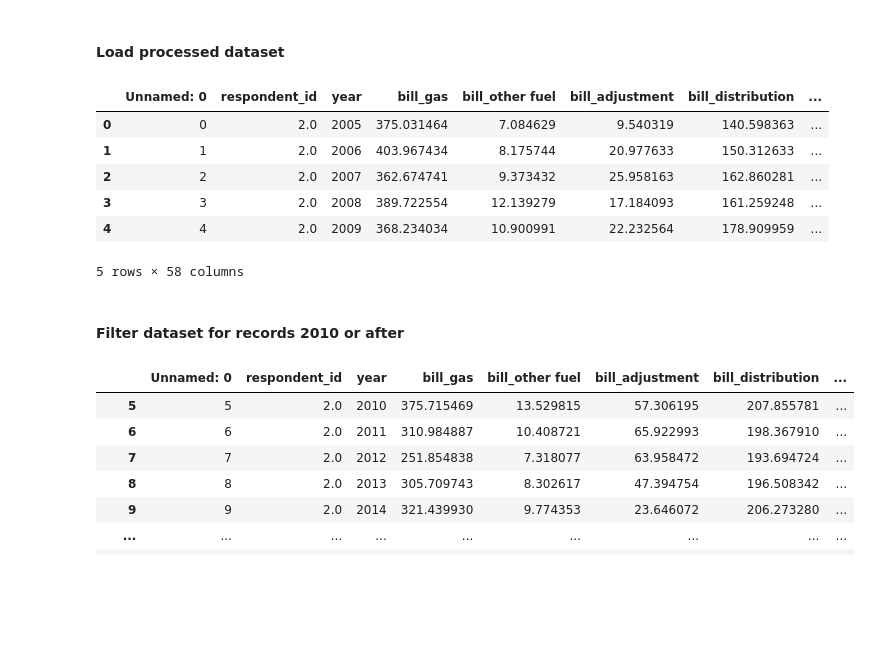
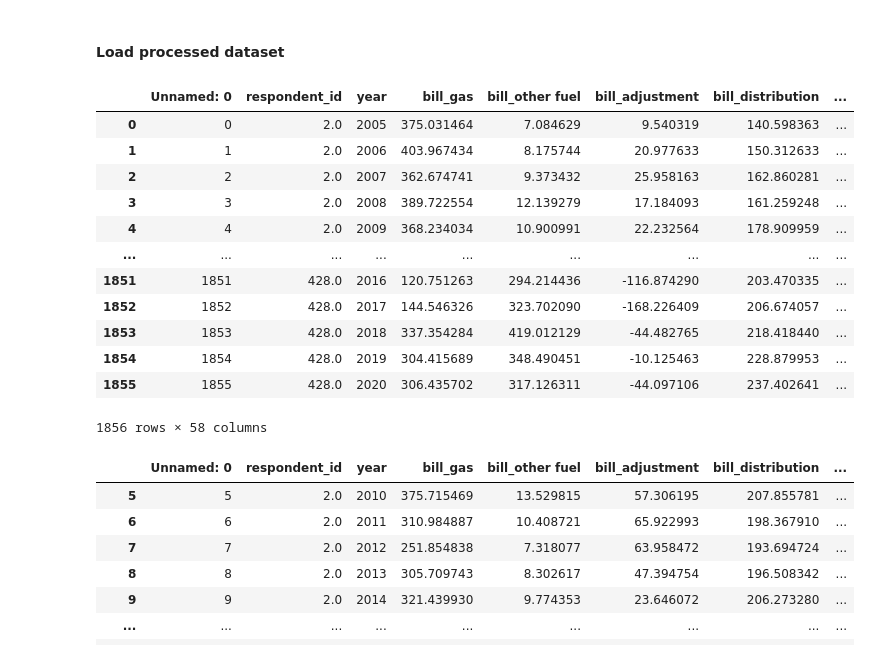
Before and after one commit to 2elle2/rmi-project, a Jupyter notebook: model/03_feature_engineering.ipynb, the cells around one changed output. Saved outputs shown, nothing was run; the diff lists cells and outputs as text; code cells hidden in the pictures; blank space fills up the shorter version.

```diff
--- a/model/03_feature_engineering.ipynb
+++ b/model/03_feature_engineering.ipynb
@@ -14,17 +14,21 @@ import numpy as np
 # %%
 input_dir = os.path.join('..', 'data', 'processed')
 data_df = pd.read_csv(os.path.join(input_dir, 'processed_data.csv'))
-data_df.head(5)
+data_df
 # %% [output]
 |  | Unnamed: 0 | respondent_id | year | bill_gas | bill_other fuel | bill_adjustment | bill_distribution | ... |
 | 0 | 0 | 2.0 | 2005 | 375.031464 | 7.084629 | 9.540319 | 140.598363 | ... |
 | 1 | 1 | 2.0 | 2006 | 403.967434 | 8.175744 | 20.977633 | 150.312633 | ... |
 | 2 | 2 | 2.0 | 2007 | 362.674741 | 9.373432 | 25.958163 | 162.860281 | ... |
 | 3 | 3 | 2.0 | 2008 | 389.722554 | 12.139279 | 17.184093 | 161.259248 | ... |
 | 4 | 4 | 2.0 | 2009 | 368.234034 | 10.900991 | 22.232564 | 178.909959 | ... |
+| ... | ... | ... | ... | ... | ... | ... | ... | ... |
+| 1851 | 1851 | 428.0 | 2016 | 120.751263 | 294.214436 | -116.874290 | 203.470335 | ... |
+| 1852 | 1852 | 428.0 | 2017 | 144.546326 | 323.702090 | -168.226409 | 206.674057 | ... |
+| 1853 | 1853 | 428.0 | 2018 | 337.354284 | 419.012129 | -44.482765 | 218.418440 | ... |
+| 1854 | 1854 | 428.0 | 2019 | 304.415689 | 348.490451 | -10.125463 | 228.879953 | ... |
+| 1855 | 1855 | 428.0 | 2020 | 306.435702 | 317.126311 | -44.097106 | 237.402641 | ... |
-5 rows × 58 columns
+1856 rows × 58 columns
-# %% [markdown]
-#### Filter dataset for records 2010 or after
 # %%
 is_after_2010 = data_df['year'] >= 2010  #inclusive
 data_after_2010_df = data_df[is_after_2010]
```
Also changed, not shown: parts of 58 cells of this notebook, 1 other file.
